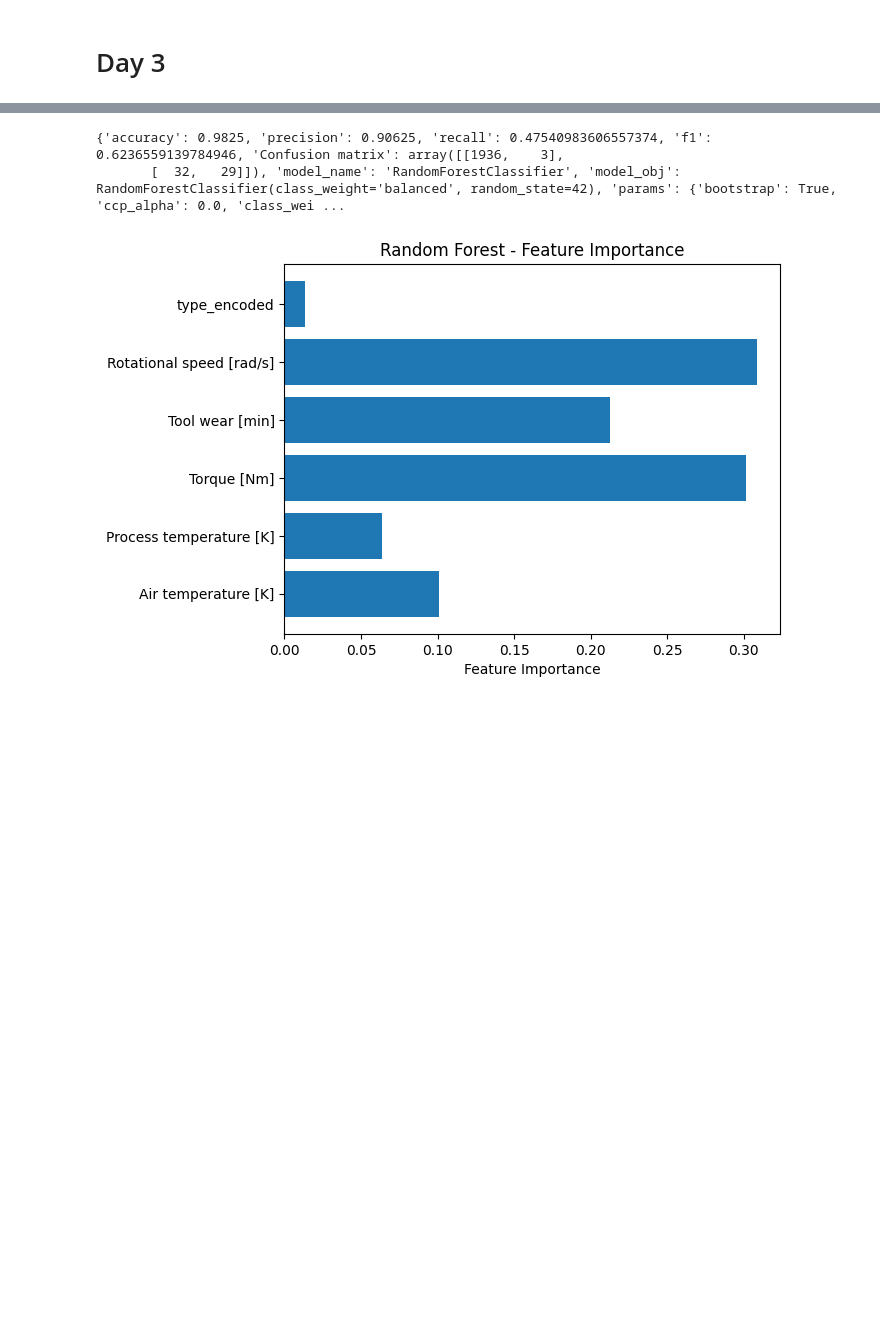
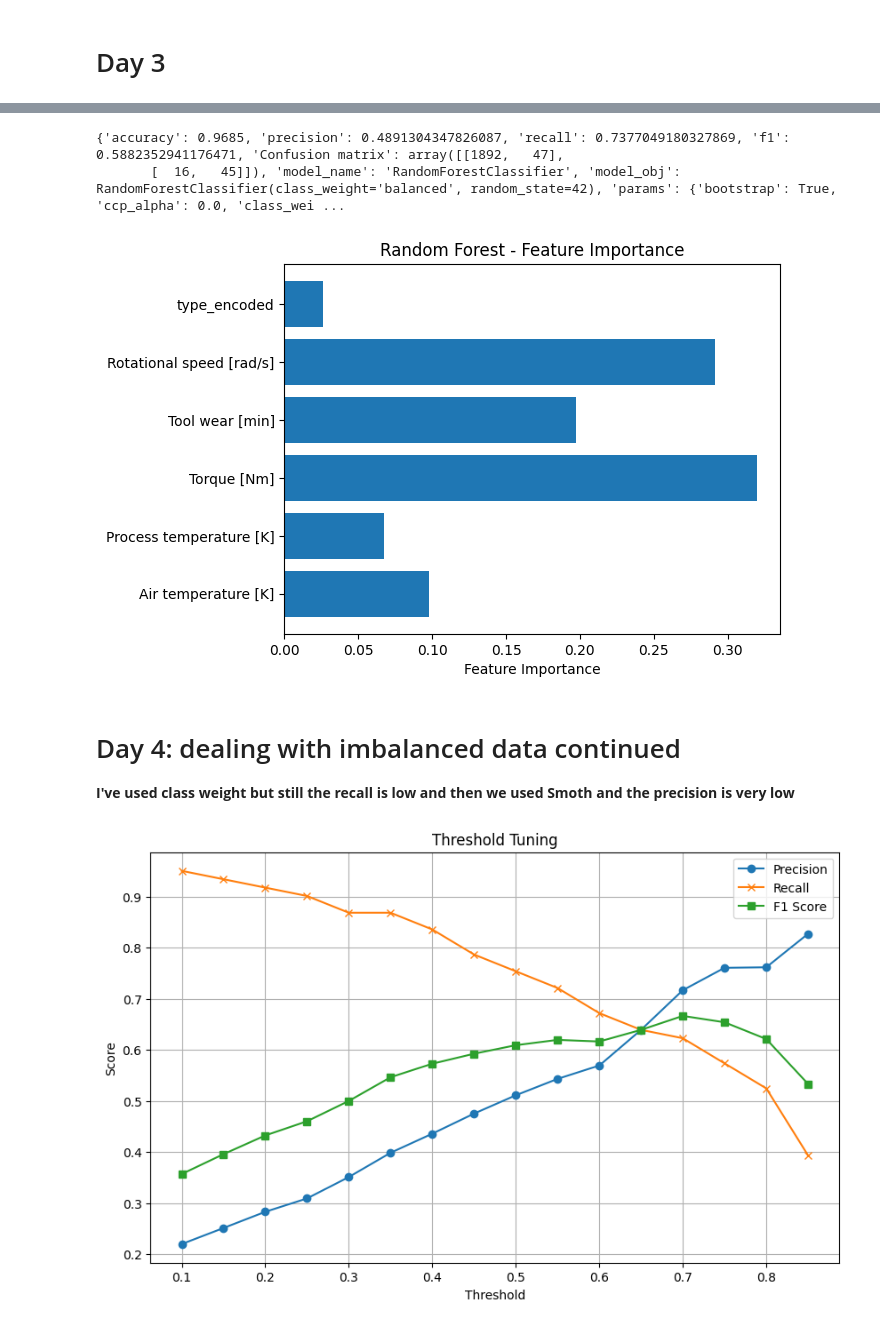
Before and after one commit to ABDURRAHMANKABEER/AI-learning-Journey, a Jupyter notebook: week_2/model_selection_and_training.ipynb, the cells around one changed output, grey strips where cells are left out. Drawn from its saved outputs; the diff is of its cells as text; code cells hidden in the pictures; blank space fills up the shorter version.

Commit message:
week 2 completed with SMOTE and threshold tuning

```diff
--- a/week_2/model_selection_and_training.ipynb
+++ b/week_2/model_selection_and_training.ipynb
@@ -154,6 +155,13 @@ class Model():
         X_train_scaled = scaler.fit_transform(X_train)
         X_test_scaled = scaler.transform(X_test)
         return { 'X_train': X_train_scaled, 'X_test': X_test_scaled, 'Y_train': y_train, 'Y_test': y_test }
+
+    # Apply SMOTE to handle class imbalance
+    # This method can be called after splitting and scaling the data
+    def applySMOTE(self, X_train, y_train):
+        smote = SMOTE(random_state=42)
+        X_resampled, y_resampled = smote.fit_resample(X_train, y_train)
+        return X_resampled, y_resampled
 
     #train model and evaluate
     def trainAndEvaluate(self, model, X_test, Y_test, X_train, Y_train):
@@ -177,18 +185,18 @@ class Model():
             'params': model.get_params()
         }
 
-    def run(self, model):
+    def runWithSMOTE(self, model):
         data = self.splitAndScale()
+        X_resampled, y_resampled = self.applySMOTE(data['X_train'], data['Y_train'])
         return self.trainAndEvaluate(
             model,
             data['X_test'], data['Y_test'],
-            data['X_train'], data['Y_train'],
+            X_resampled, y_resampled
         )
-
 
 model = Model(X, y)
 model_parameters = model.splitAndScale()
 knn = KNeighborsClassifier(n_neighbors=7)
-results = model.run(knn)
+results = model.runWithSMOTE(knn)
 print(results)
 # %% [output]
@@ -231,11 +239,11 @@ print(results_rf)
 #trying with torque and rotational speed
 X = selected_features.drop(columns=["Power [W]"])
 model = Model(X, Y)
-results_rf = model.run(rf)
+results_rf = model.runWithSMOTE(rf)
 print(results_rf)
 # %% [output]
-{'accuracy': 0.9825, 'precision': 0.90625, 'recall': 0.47540983606557374, 'f1': 0.6236559139784946, 'Confusion matrix': array([[1936,    3],
-       [  32,   29]]), 'model_name': 'RandomForestClassifier', 'model_obj': RandomForestClassifier(class_weight='balanced', random_state=42), 'params': {'bootstrap': True, 'ccp_alpha': 0.0, 'class_wei ...
+{'accuracy': 0.9685, 'precision': 0.4891304347826087, 'recall': 0.7377049180327869, 'f1': 0.5882352941176471, 'Confusion matrix': array([[1892,   47],
+       [  16,   45]]), 'model_name': 'RandomForestClassifier', 'model_obj': RandomForestClassifier(class_weight='balanced', random_state=42), 'params': {'bootstrap': True, 'ccp_alpha': 0.0, 'class_wei ...
 # %%
 #feature importance
 importances = results_rf['model_obj'].feature_importances_
@@ -245,4 +253,46 @@ plt.xlabel("Feature Importance")
 plt.title("Random Forest - Feature Importance")
 plt.show()
 # %% [output]
-[figure, old version]
+[figure, new version]
+# %% [markdown]
+# Day 4: dealing with imbalanced data continued
+**I've used class weight but still the recall is low and then we used Smoth and the precision is very low**
+# %%
+# using threshold tuning. Starting with random forest
+parameters = model.splitAndScale()
+rf = RandomForestClassifier(class_weight='balanced')
+
+# 1. Apply SMOTE to training data
+X_train_resampled, y_train_resampled = SMOTE().fit_resample(parameters['X_train'], parameters['Y_train'])
+rf.fit(X_train_resampled, y_train_resampled)
+
+#step 1: Get predicted probabilities
+# This will give us the probabilities for each class
+# Get probabilities for the positive class
+probs = rf.predict_proba(parameters['X_test'])[:, 1]
+
+# Step 2: Try different thresholds
+thresholds = np.arange(0.1, 0.9, 0.05)
+precision_scores = []
+recall_scores = []
+f1_scores = []
+
+for thresh in thresholds:
+    preds = (probs > thresh).astype(int)
+    precision_scores.append(precision_score(parameters['Y_test'], preds, zero_division=0))
+    recall_scores.append(recall_score(parameters['Y_test'], preds))
+    f1_scores.append(f1_score(parameters['Y_test'], preds))
+
+# Step 3: Plot the results
+plt.figure(figsize=(10, 6))
+plt.plot(thresholds, precision_scores, label='Precision', marker='o')
+plt.plot(thresholds, recall_scores, label='Recall', marker='x')
+plt.plot(thresholds, f1_scores, label='F1 Score', marker='s')
+plt.xlabel('Threshold')
+plt.ylabel('Score')
+plt.title('Threshold Tuning')
+plt.legend()
+plt.grid(True)
+plt.show()
+# %% [output]
+[figure, added]
```
Also changed, not shown: parts of 3 cells of this notebook, 3 other files.
